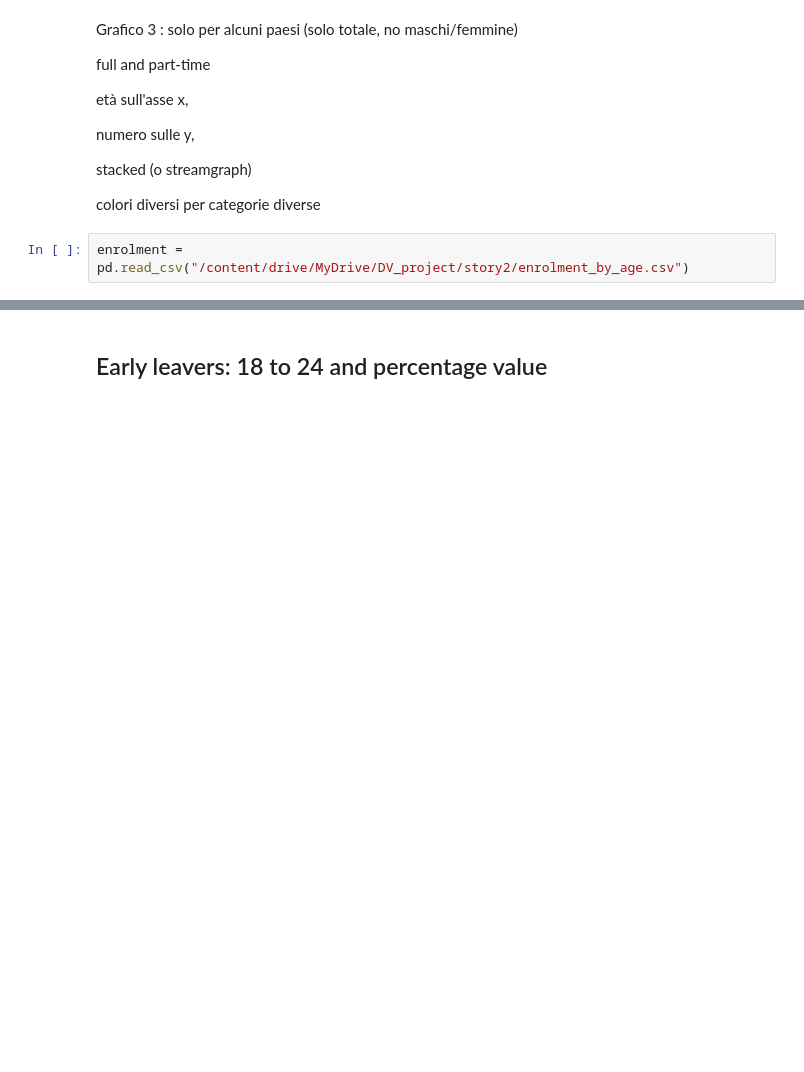
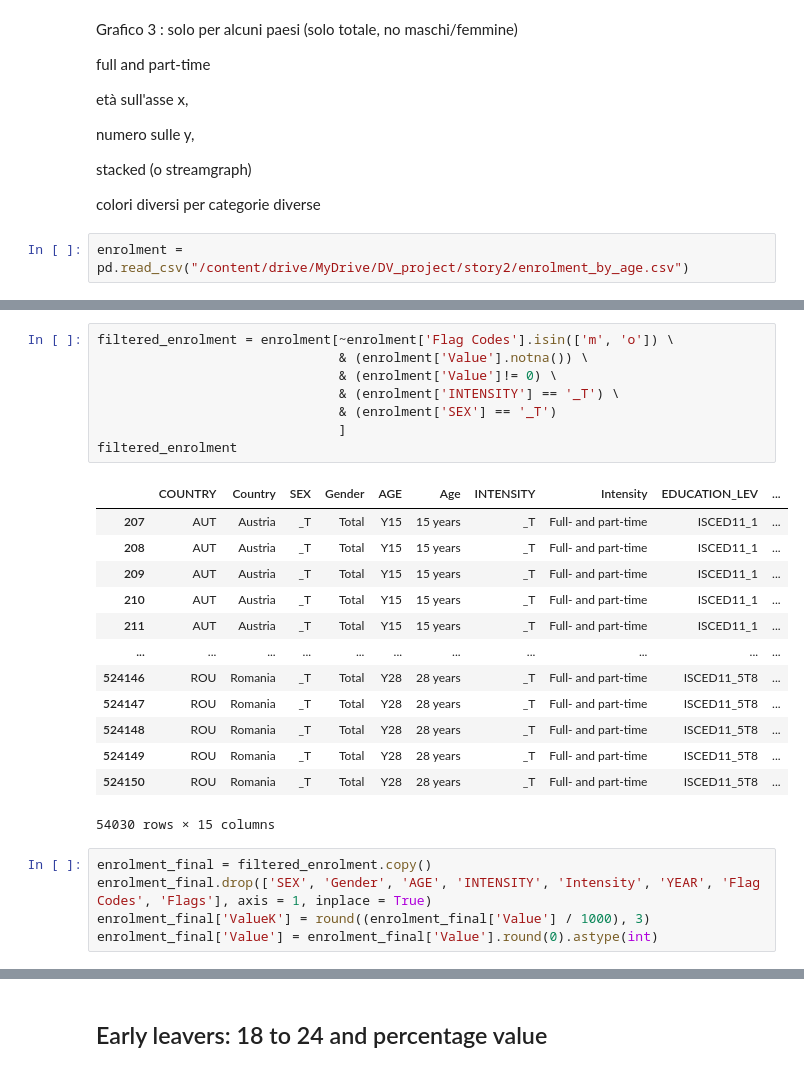
Before and after one commit to VittorioBartolomeoSecondin/DVISProject-CAValli_Team, a Jupyter notebook: Preprocessing_story2.ipynb, the cells around one changed output, grey strips where cells are left out. Cells and saved outputs as stored; diff of their text form; blank space fills up the shorter version.

```diff
--- a/Preprocessing_story2.ipynb
+++ b/Preprocessing_story2.ipynb
@@ -425,0 +435,27 @@ enrolment
+# %%
+filtered_enrolment = enrolment[~enrolment['Flag Codes'].isin(['m', 'o']) \
+                               & (enrolment['Value'].notna()) \
+                               & (enrolment['Value']!= 0) \
+                               & (enrolment['INTENSITY'] == '_T') \
+                               & (enrolment['SEX'] == '_T')
+                               ]
+filtered_enrolment
+# %% [output]
+|  | COUNTRY | Country | SEX | Gender | AGE | Age | INTENSITY | Intensity | EDUCATION_LEV | ... |
+| 207 | AUT | Austria | _T | Total | Y15 | 15 years | _T | Full- and part-time | ISCED11_1 | ... |
+| 208 | AUT | Austria | _T | Total | Y15 | 15 years | _T | Full- and part-time | ISCED11_1 | ... |
+| 209 | AUT | Austria | _T | Total | Y15 | 15 years | _T | Full- and part-time | ISCED11_1 | ... |
+| 210 | AUT | Austria | _T | Total | Y15 | 15 years | _T | Full- and part-time | ISCED11_1 | ... |
+| 211 | AUT | Austria | _T | Total | Y15 | 15 years | _T | Full- and part-time | ISCED11_1 | ... |
+| ... | ... | ... | ... | ... | ... | ... | ... | ... | ... | ... |
+| 524146 | ROU | Romania | _T | Total | Y28 | 28 years | _T | Full- and part-time | ISCED11_5T8 | ... |
+| 524147 | ROU | Romania | _T | Total | Y28 | 28 years | _T | Full- and part-time | ISCED11_5T8 | ... |
+| 524148 | ROU | Romania | _T | Total | Y28 | 28 years | _T | Full- and part-time | ISCED11_5T8 | ... |
+| 524149 | ROU | Romania | _T | Total | Y28 | 28 years | _T | Full- and part-time | ISCED11_5T8 | ... |
+| 524150 | ROU | Romania | _T | Total | Y28 | 28 years | _T | Full- and part-time | ISCED11_5T8 | ... |
+54030 rows × 15 columns
+# %%
+enrolment_final = filtered_enrolment.copy()
+enrolment_final.drop(['SEX', 'Gender', 'AGE', 'INTENSITY', 'Intensity', 'YEAR', 'Flag Codes', 'Flags'], axis = 1, inplace = True)
+enrolment_final['ValueK'] = round((enrolment_final['Value'] / 1000), 3)
+enrolment_final['Value'] = enrolment_final['Value'].round(0).astype(int)
```
Also changed, not shown: parts of 19 cells of this notebook.
